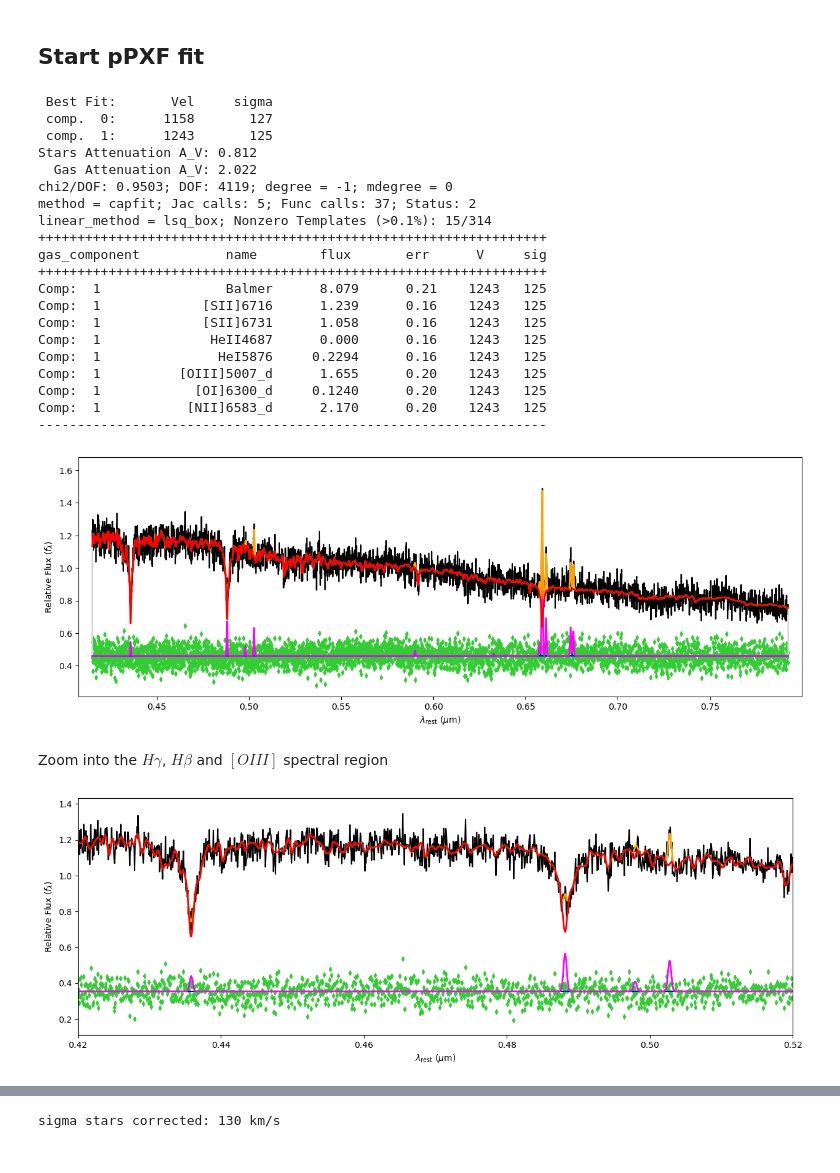
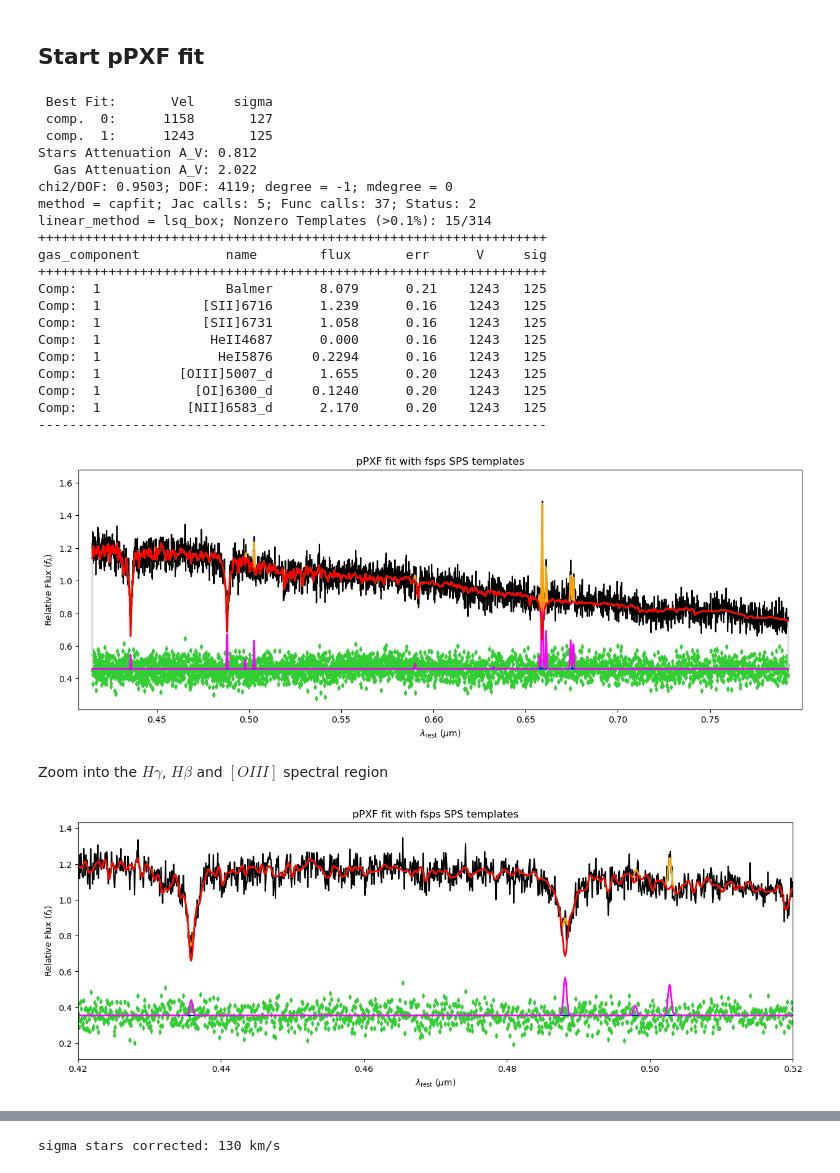
Before and after one commit to micappe/ppxf_examples, a Jupyter notebook: ppxf_example_high_redshift.ipynb, the cells around one changed output, grey strips where cells are left out. Saved outputs shown, nothing was run; the diff lists cells and outputs as text; code cells hidden in the pictures.

```diff
--- a/ppxf_example_high_redshift.ipynb
+++ b/ppxf_example_high_redshift.ipynb
@@ -201,38 +206,40 @@ start = [start, start]
 # %%
 pp = ppxf(templates, galaxy, noise, velscale, start,
           moments=moments, degree=-1, mdegree=-1, lam=lam, lam_temp=sps.lam_temp,
           reg_dim=reg_dim, component=component, gas_component=gas_component,
           reddening=0, gas_reddening=0, gas_names=gas_names)
 plt.figure(figsize=(15, 5))
 pp.plot()
+plt.title(f"pPXF fit with {sps_name} SPS templates");
 # %% [output]
  Best Fit:       Vel     sigma
  comp.  0:      1158       127
  comp.  1:      1243       125
 Stars Attenuation A_V: 0.812
   Gas Attenuation A_V: 2.022
 chi2/DOF: 0.9503; DOF: 4119; degree = -1; mdegree = 0
 method = capfit; Jac calls: 5; Func calls: 37; Status: 2
 linear_method = lsq_box; Nonzero Templates (>0.1%): 15/314
 +++++++++++++++++++++++++++++++++++++++++++++++++++++++++++++++++
 gas_component           name        flux       err      V     sig
 +++++++++++++++++++++++++++++++++++++++++++++++++++++++++++++++++
 Comp:  1                Balmer      8.079      0.21    1243   125
 Comp:  1             [SII]6716      1.239      0.16    1243   125
 Comp:  1             [SII]6731      1.058      0.16    1243   125
 Comp:  1              HeII4687      0.000      0.16    1243   125
 Comp:  1               HeI5876     0.2294      0.16    1243   125
 Comp:  1          [OIII]5007_d      1.655      0.20    1243   125
 Comp:  1            [OI]6300_d     0.1240      0.20    1243   125
 Comp:  1           [NII]6583_d      2.170      0.20    1243   125
 -----------------------------------------------------------------
-[figure, old version]
+[figure, new version]
 # %% [markdown]
 Zoom into the $H\gamma$, $H\beta$ and $[OIII]$ spectral region
 # %%
 plt.figure(figsize=(15, 5))
 pp.plot(gas_clip=1)
+plt.title(f"pPXF fit with {sps_name} SPS templates")
 plt.xlim([0.42, 0.52]);
 # %% [output]
-[figure, old version]
+[figure, new version]
 # %% [markdown]
```
Also changed, not shown: parts of 15 cells of this notebook, 3 other files.
